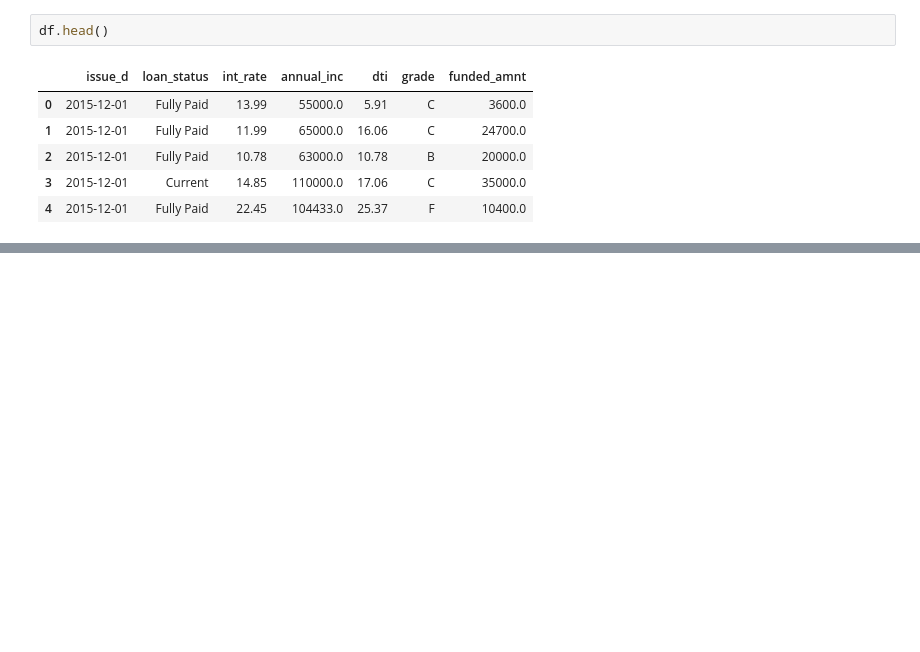
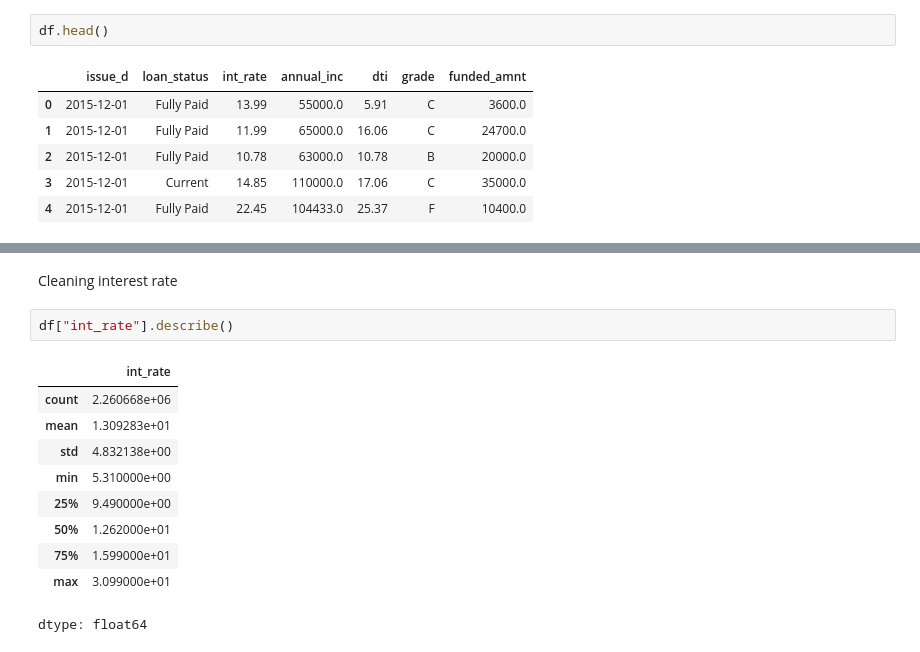
Before and after one commit to ankitc21/finance_causal_rl, a Jupyter notebook: notebooks/02_data_acquisition.ipynb, the cells around one changed output, grey strips where cells are left out. Saved outputs shown, nothing was run; the diff lists cells and outputs as text; blank space fills up the shorter version.

```diff
--- a/notebooks/02_data_acquisition.ipynb
+++ b/notebooks/02_data_acquisition.ipynb
@@ -176,0 +202,15 @@ df.head()
+# %% [markdown]
+Cleaning interest rate
+# %%
+df["int_rate"].describe()
+# %% [output]
+|  | int_rate |
+| count | 2.260668e+06 |
+| mean | 1.309283e+01 |
+| std | 4.832138e+00 |
+| min | 5.310000e+00 |
+| 25% | 9.490000e+00 |
+| 50% | 1.262000e+01 |
+| 75% | 1.599000e+01 |
+| max | 3.099000e+01 |
+dtype: float64
```
Also changed, not shown: parts of 5 cells of this notebook.
